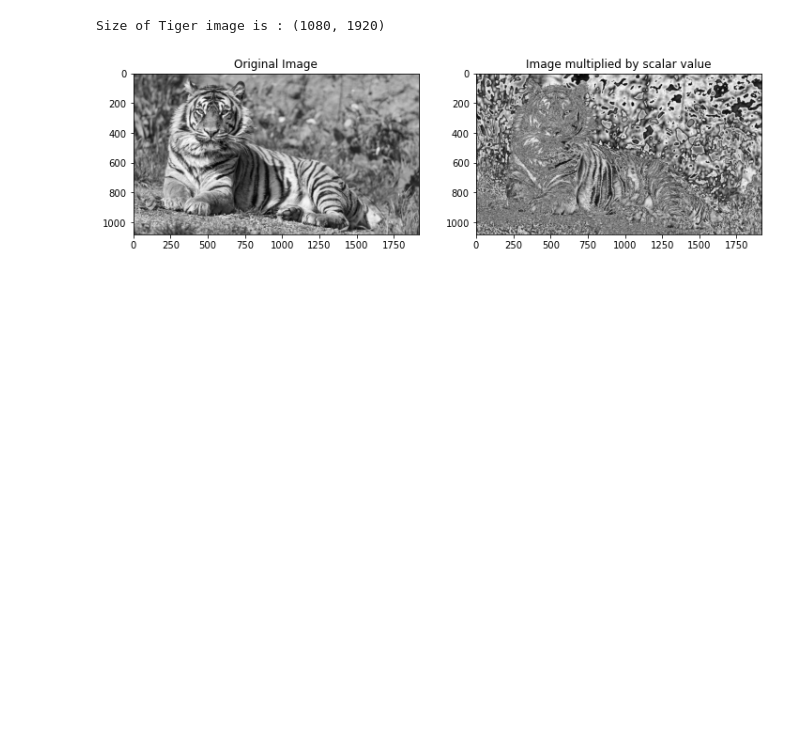
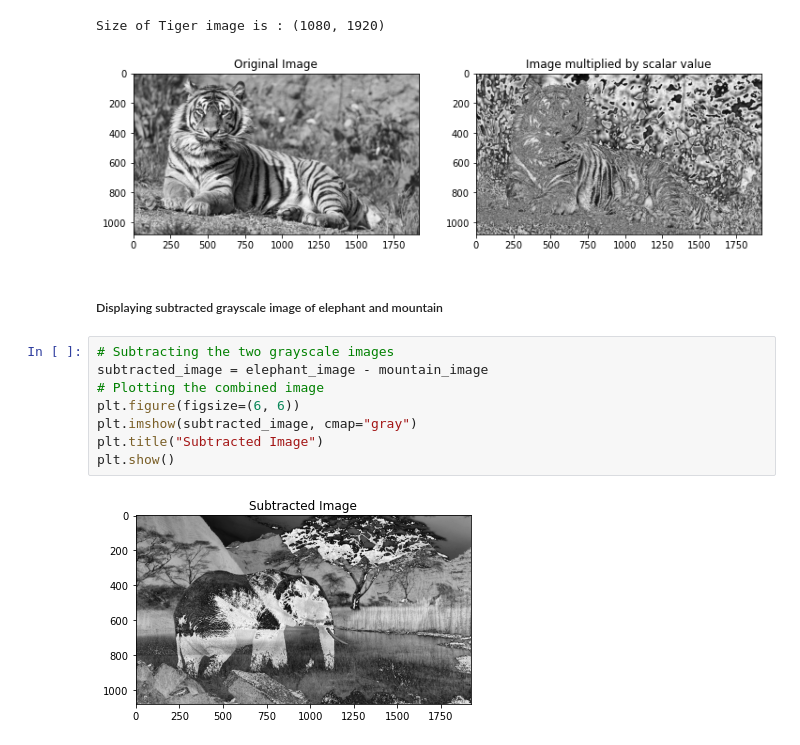
Before and after one commit to Chaitanya-Gumudala-1710/ComputerVision, a Jupyter notebook: Code/imagesasfunctions.ipynb, the cells around one changed output. Cells and saved outputs as stored; diff of their text form; blank space fills up the shorter version.

```diff
--- a/Code/imagesasfunctions.ipynb
+++ b/Code/imagesasfunctions.ipynb
@@ -166,3 +166,15 @@ plt.show()
 # %% [output]
 Size of Tiger image is : (1080, 1920)
 [figure]
+# %% [markdown]
+##### Displaying subtracted grayscale image of elephant and mountain
+# %%
+# Subtracting the two grayscale images
+subtracted_image = elephant_image - mountain_image
+# Plotting the combined image
+plt.figure(figsize=(6, 6))
+plt.imshow(subtracted_image, cmap="gray")
+plt.title("Subtracted Image")
+plt.show()
+# %% [output]
+[figure, added]
```
Also changed, not shown: parts of 2 cells of this notebook.
